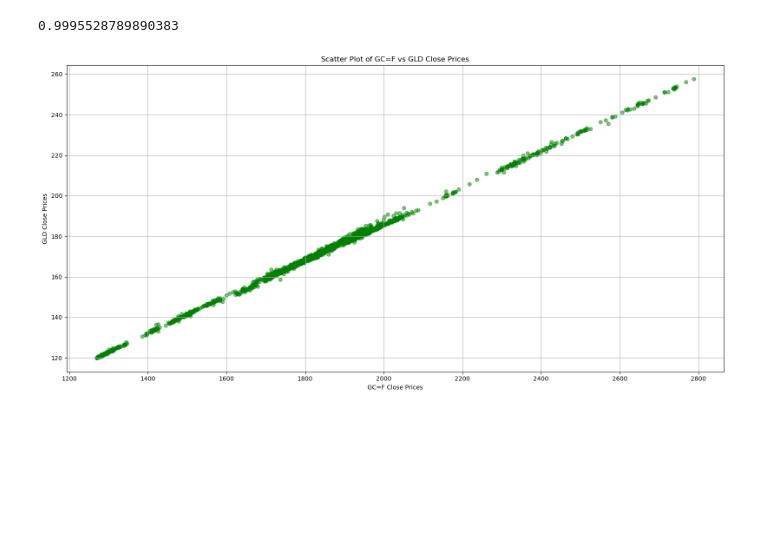
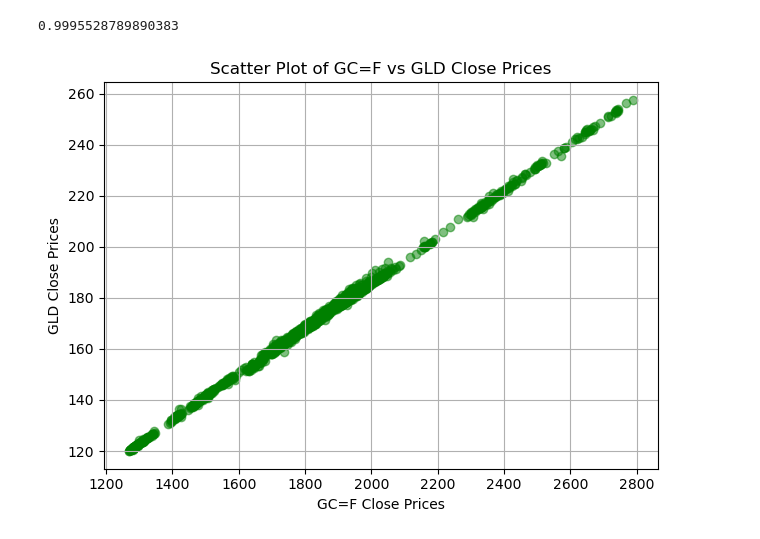
Before and after one commit to trungngothanh13/-STAT3013.-P12_Nhom2-, a Jupyter notebook: Common items/correlation.ipynb, the cells around one changed output. Cells and saved outputs as stored; diff of their text form; code cells hidden in the pictures; blank space fills up the shorter version.

```diff
--- a/Common items/correlation.ipynb
+++ b/Common items/correlation.ipynb
@@ -19,15 +19,14 @@ pearson_corr
 0.9995528789890383
 # %%
 # Scatter plot of the 'Close' prices to visualize their correlation
-plt.figure(figsize=(16, 8))
 
 plt.scatter(close_df1, close_df2, alpha=0.5, color='green')
 plt.xlabel('GC=F Close Prices')
 plt.ylabel('GLD Close Prices')
 plt.title('Scatter Plot of GC=F vs GLD Close Prices')
 
 plt.grid(True)
 plt.tight_layout()
 plt.show()
 # %% [output]
-[figure, old version]
+[figure, new version]
```
Also changed, not shown: 22 other files.
